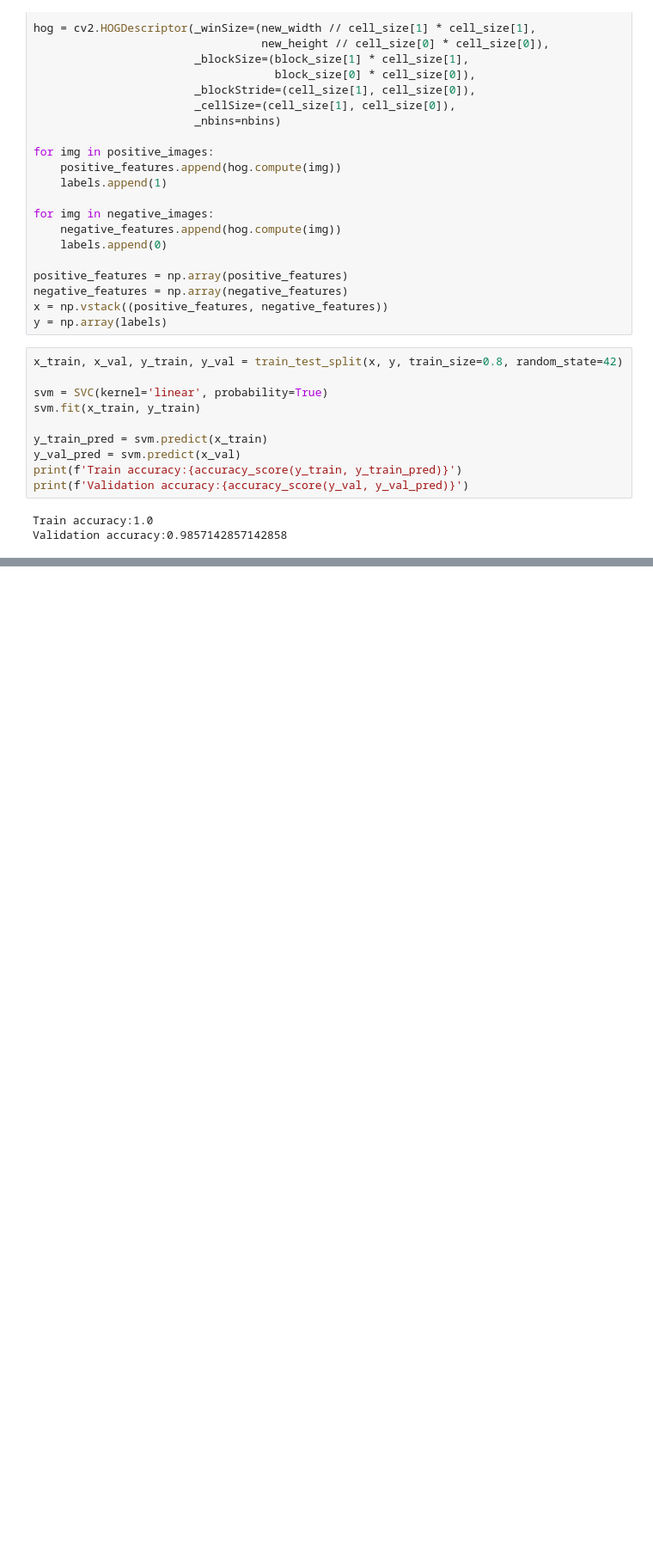
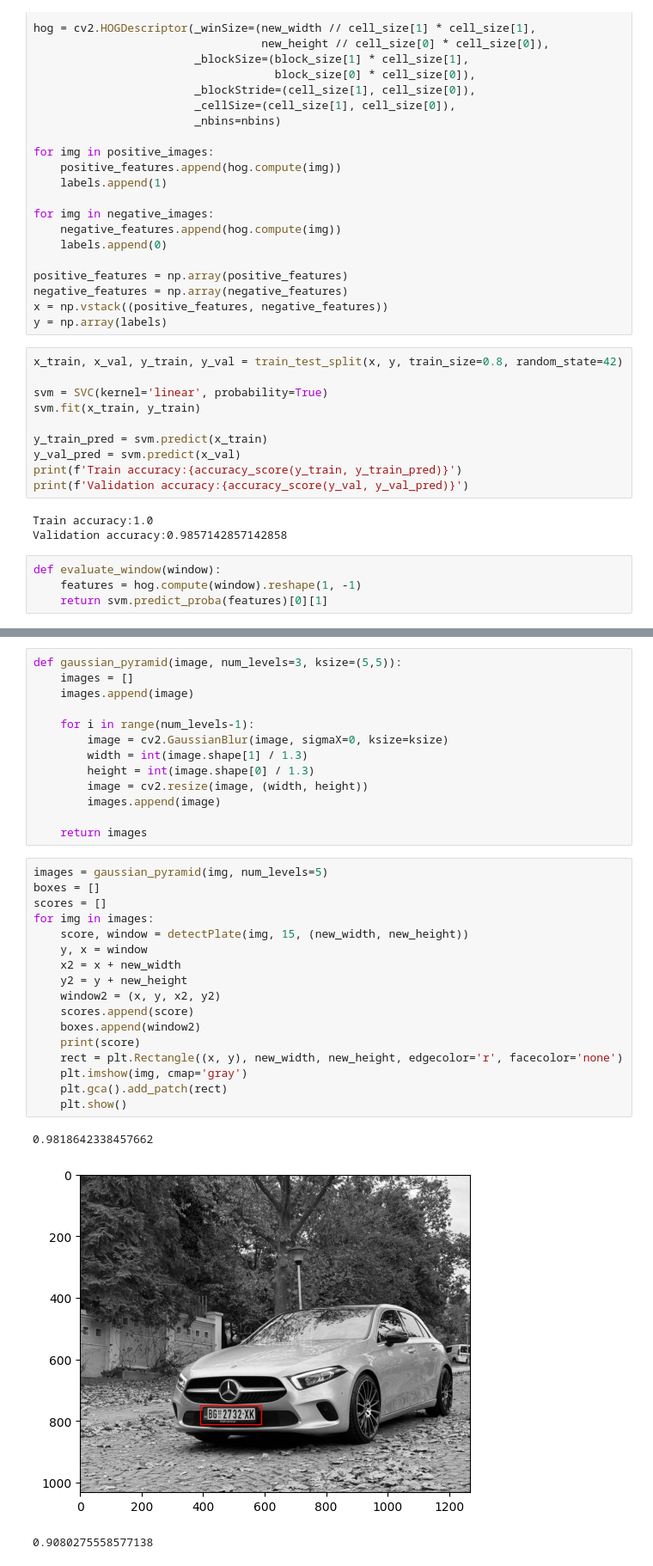
Before and after one commit to jeftasije/licence-plate-detection, a Jupyter notebook: model/model.ipynb, the cells around one changed output, grey strips where cells are left out. Shown at 86% size. Drawn from its saved outputs; the diff is of its cells as text; blank space fills up the shorter version.

Commit message:
implemented method for detecting plate, non maxima suppression and gaussian pyramid

```diff
--- a/model/model.ipynb
+++ b/model/model.ipynb
@@ -101,3 +101,7 @@ print(f'Validation accuracy:{accuracy_score(y_val, y_val_pred)}')
 # %% [output]
 Train accuracy:1.0
 Validation accuracy:0.9857142857142858
+# %%
+def evaluate_window(window):
+    features = hog.compute(window).reshape(1, -1)
+    return svm.predict_proba(features)[0][1]
@@ -103,0 +193,34 @@ Validation accuracy:0.9857142857142858
+# %%
+def gaussian_pyramid(image, num_levels=3, ksize=(5,5)):
+    images = []
+    images.append(image)
+
+    for i in range(num_levels-1):
+        image = cv2.GaussianBlur(image, sigmaX=0, ksize=ksize)
+        width = int(image.shape[1] / 1.3)
+        height = int(image.shape[0] / 1.3)
+        image = cv2.resize(image, (width, height))
+        images.append(image)
+
+    return images
+# %%
+images = gaussian_pyramid(img, num_levels=5)
+boxes = []
+scores = []
+for img in images:
+    score, window = detectPlate(img, 15, (new_width, new_height))
+    y, x = window
+    x2 = x + new_width
+    y2 = y + new_height
+    window2 = (x, y, x2, y2)
+    scores.append(score)
+    boxes.append(window2)
+    print(score)
+    rect = plt.Rectangle((x, y), new_width, new_height, edgecolor='r', facecolor='none')
+    plt.imshow(img, cmap='gray')
+    plt.gca().add_patch(rect)
+    plt.show()
+# %% [output]
+0.9818642338457662
+[figure, added]
+0.9080275558577138
```
Also changed, not shown: parts of 7 cells of this notebook.
